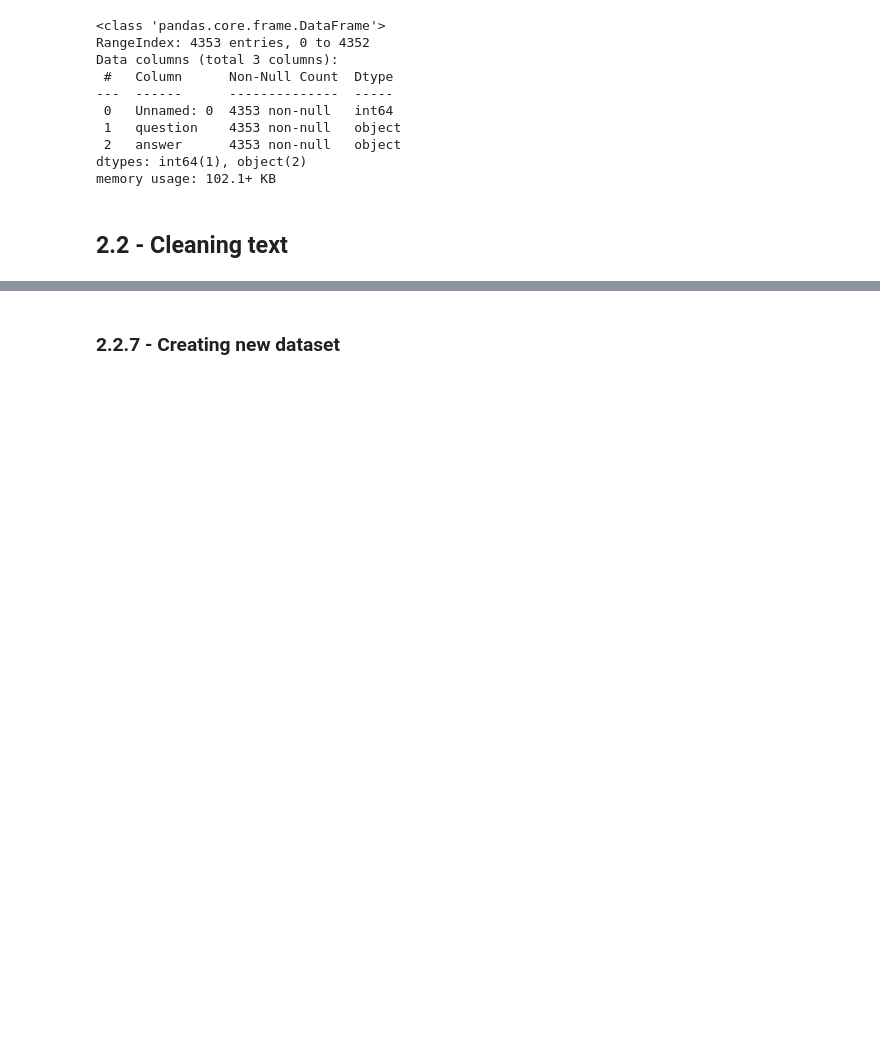
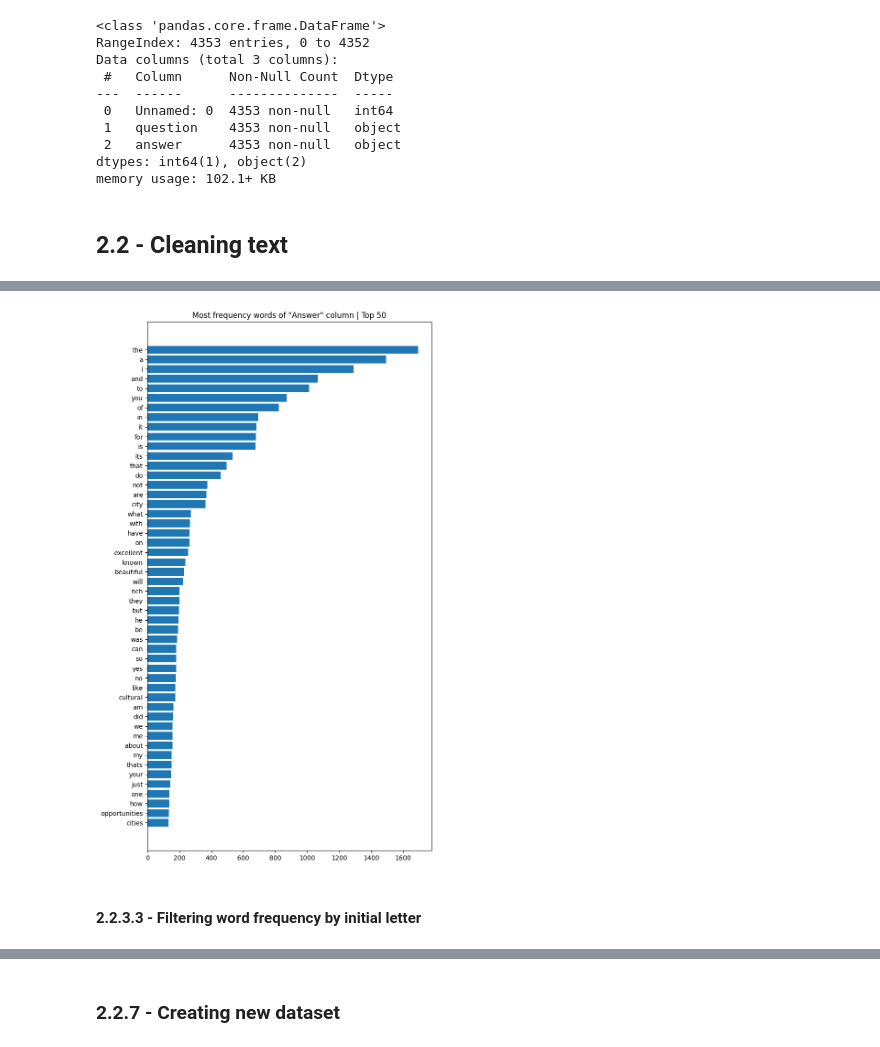
Before and after one commit to NLP-ChatBot/ChatBot, a Jupyter notebook: notebooks/notebook_colab_chatbot.ipynb, the cells around one changed output, grey strips where cells are left out. Saved outputs shown, nothing was run; the diff lists cells and outputs as text; code cells hidden in the pictures; blank space fills up the shorter version.

```diff
--- a/notebooks/notebook_colab_chatbot.ipynb
+++ b/notebooks/notebook_colab_chatbot.ipynb
@@ -190,0 +392,32 @@ allWords, allWordsInRows, frequencies = plotWordCloud(answer_tokenized)
+# %%
+answer_freq_words = {}
+
+for token in tqdm.tqdm(iterable=answer_token, desc='Counting frequency of words..'):
+    for word in token:
+        if word not in answer_freq_words:
+            answer_freq_words[word] = 0
+        answer_freq_words[word] += 1
+
+# sorting by frequency
+answer_freq_words = dict(sorted(answer_freq_words.items(), key=lambda x: x[1], reverse=True))
+# %%
+top_words_to_plot = 50
+
+fig, ax = plt.subplots(figsize=(8,15))
+
+top_words = []
+top_freqs = []
+for idx, (word, freq) in zip(range(top_words_to_plot), answer_freq_words.items()):
+    top_words.append(word)
+    top_freqs.append(freq)
+top_words = list(reversed(top_words))
+top_freqs = list(reversed(top_freqs))
+
+ax.barh(y=top_words, width=top_freqs)
+ax.set_title(label=f'Most frequency words of "Answer" column | Top {top_words_to_plot}')
+
+plt.show()
+# %% [output]
+[figure, added]
+# %% [markdown]
+<h4>2.2.3.3 - Filtering word frequency by initial letter</h4>
```
Also changed, not shown: parts of 72 cells of this notebook.
